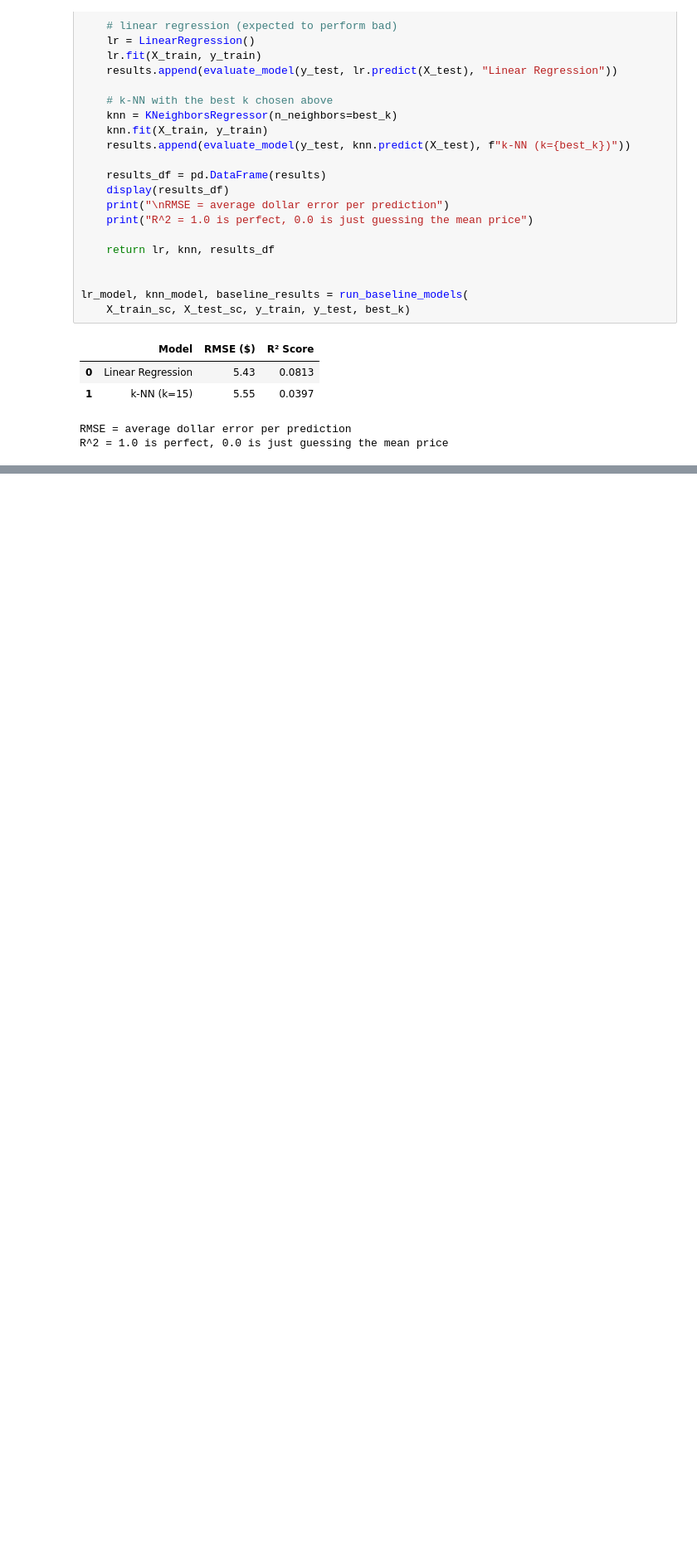
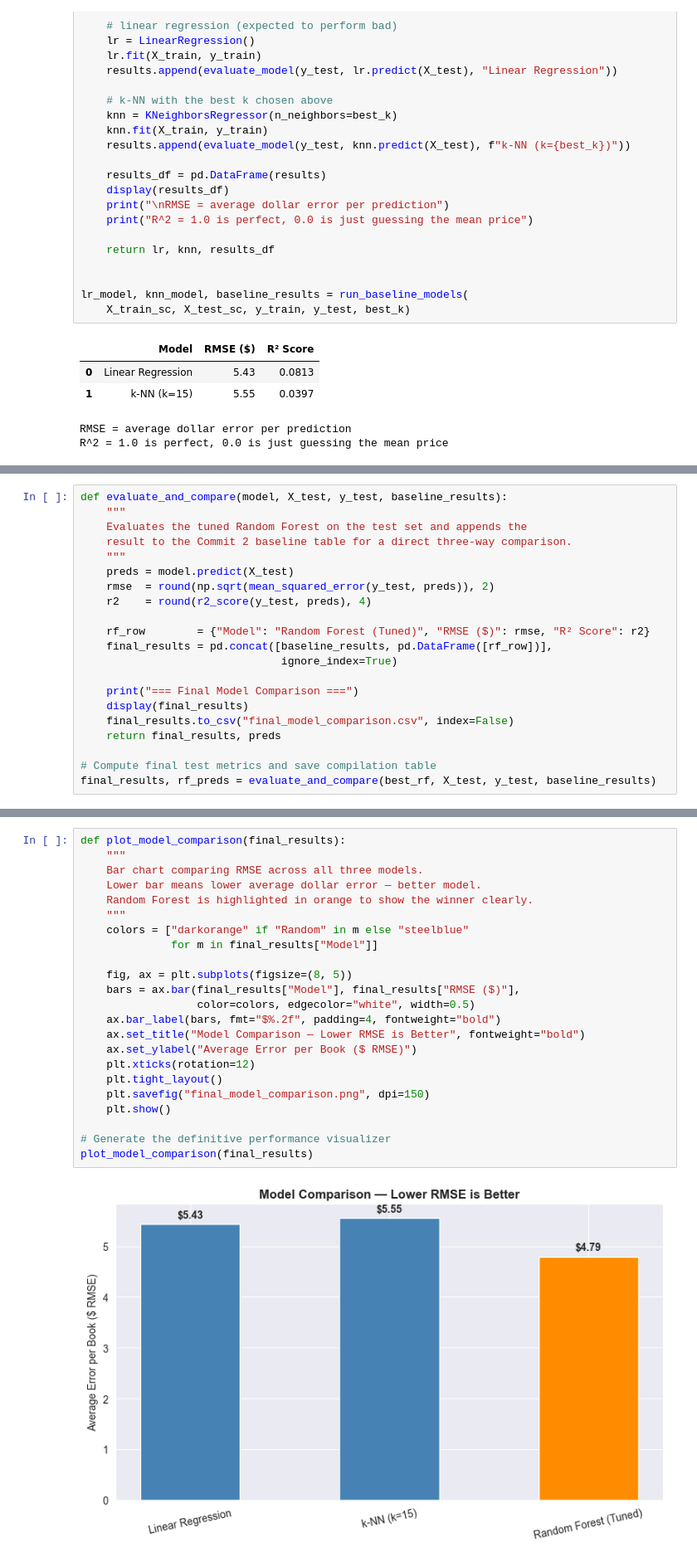
Before and after one commit to antonnoel/book-price-prediction, a Jupyter notebook: book-price-analysis-anton-bozoki.ipynb, the cells around one changed output, grey strips where cells are left out. Shown at 83% size. Cells and saved outputs as stored; diff of their text form; blank space fills up the shorter version.

```diff
--- a/book-price-analysis-anton-bozoki.ipynb
+++ b/book-price-analysis-anton-bozoki.ipynb
@@ -402,0 +489,21 @@ print("hello world")
+# %%
+def evaluate_and_compare(model, X_test, y_test, baseline_results):
+    """
+    Evaluates the tuned Random Forest on the test set and appends the
+    result to the Commit 2 baseline table for a direct three-way comparison.
+    """
+    preds = model.predict(X_test)
+    rmse  = round(np.sqrt(mean_squared_error(y_test, preds)), 2)
+    r2    = round(r2_score(y_test, preds), 4)
+
+    rf_row        = {"Model": "Random Forest (Tuned)", "RMSE ($)": rmse, "R² Score": r2}
+    final_results = pd.concat([baseline_results, pd.DataFrame([rf_row])],
+                               ignore_index=True)
+
+    print("=== Final Model Comparison ===")
+    display(final_results)
+    final_results.to_csv("final_model_comparison.csv", index=False)
+    return final_results, preds
+
+# Compute final test metrics and save compilation table
+final_results, rf_preds = evaluate_and_compare(best_rf, X_test, y_test, baseline_results)
@@ -402,0 +516,25 @@ print("hello world")
+# %%
+def plot_model_comparison(final_results):
+    """
+    Bar chart comparing RMSE across all three models.
+    Lower bar means lower average dollar error — better model.
+    Random Forest is highlighted in orange to show the winner clearly.
+    """
+    colors = ["darkorange" if "Random" in m else "steelblue"
+              for m in final_results["Model"]]
+
+    fig, ax = plt.subplots(figsize=(8, 5))
+    bars = ax.bar(final_results["Model"], final_results["RMSE ($)"],
+                  color=colors, edgecolor="white", width=0.5)
+    ax.bar_label(bars, fmt="$%.2f", padding=4, fontweight="bold")
+    ax.set_title("Model Comparison — Lower RMSE is Better", fontweight="bold")
+    ax.set_ylabel("Average Error per Book ($ RMSE)")
+    plt.xticks(rotation=12)
+    plt.tight_layout()
+    plt.savefig("final_model_comparison.png", dpi=150)
+    plt.show()
+
+# Generate the definitive performance visualizer
+plot_model_comparison(final_results)
+# %% [output]
+[figure, added]
```
Also changed, not shown: parts of 10 cells of this notebook, 2 other files.
